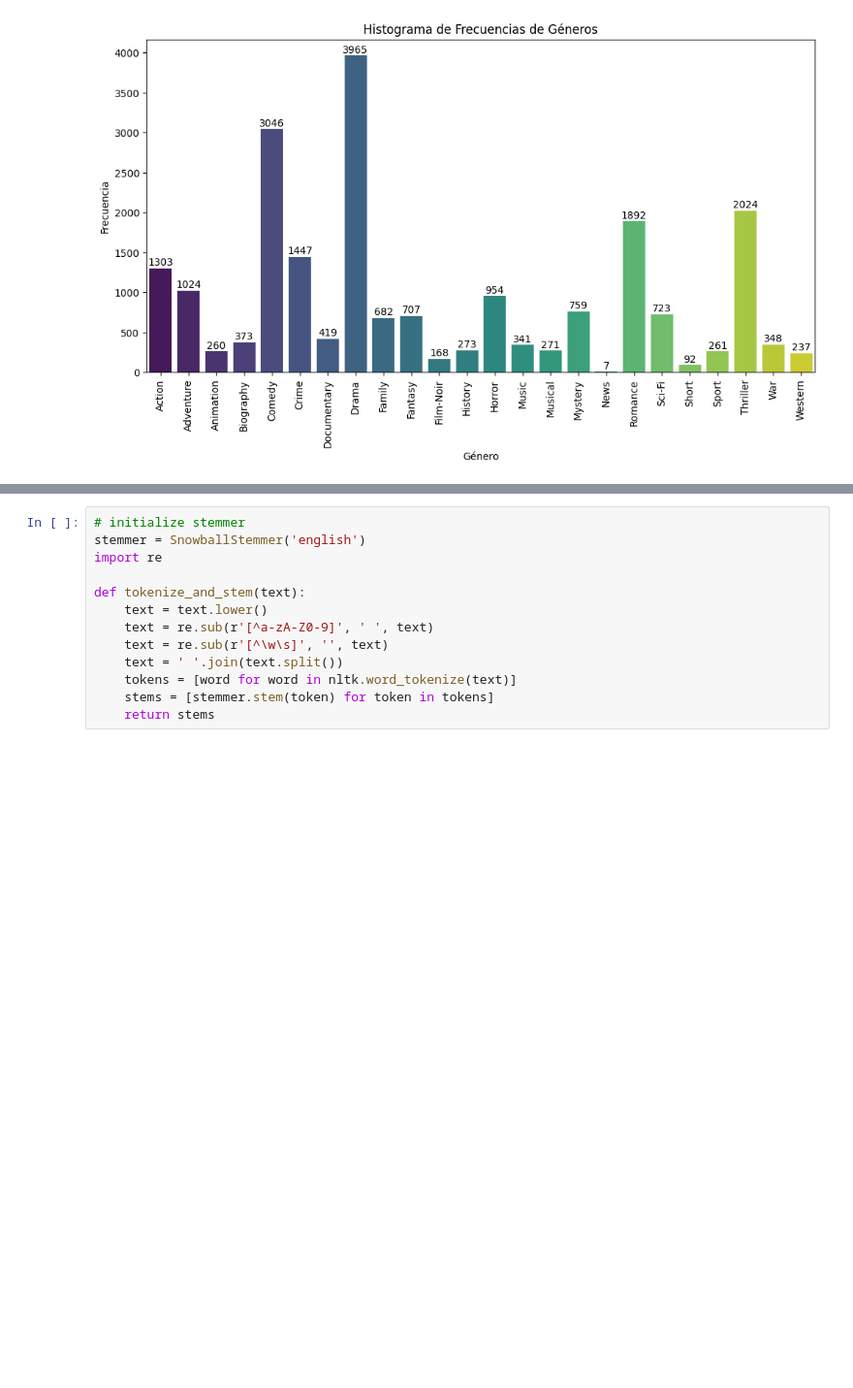
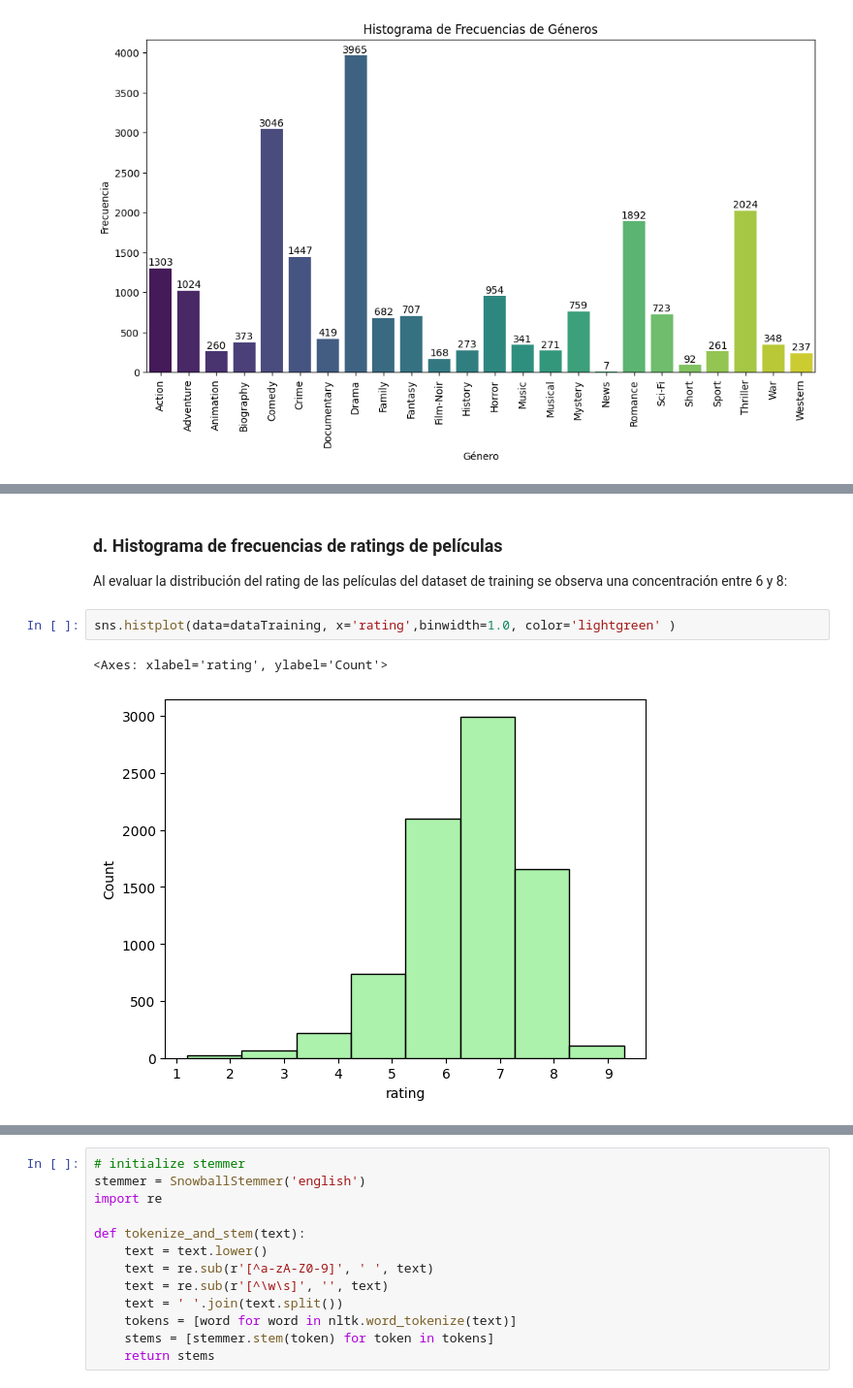
Before and after one commit to AnguieGarciaB/topicosanalitica, a Jupyter notebook: notebook/P1_MovieGenrePrediction.ipynb, the cells around one changed output, grey strips where cells are left out. Shown at 97% size. Cells and saved outputs as stored; diff of their text form; blank space fills up the shorter version.

```diff
--- a/notebook/P1_MovieGenrePrediction.ipynb
+++ b/notebook/P1_MovieGenrePrediction.ipynb
@@ -173,0 +233,9 @@ Passing `palette` without assigning `hue` is deprecated and will be removed in v
+# %% [markdown]
+### **d. Histograma de frecuencias de ratings de películas**
+
+Al evaluar la distribución del rating de las películas del dataset de training se observa una concentración entre 6 y 8:
+# %%
+sns.histplot(data=dataTraining, x='rating',binwidth=1.0, color='lightgreen' )
+# %% [output]
+<Axes: xlabel='rating', ylabel='Count'>
+[figure, added]
```
Also changed, not shown: parts of 121 cells of this notebook.
